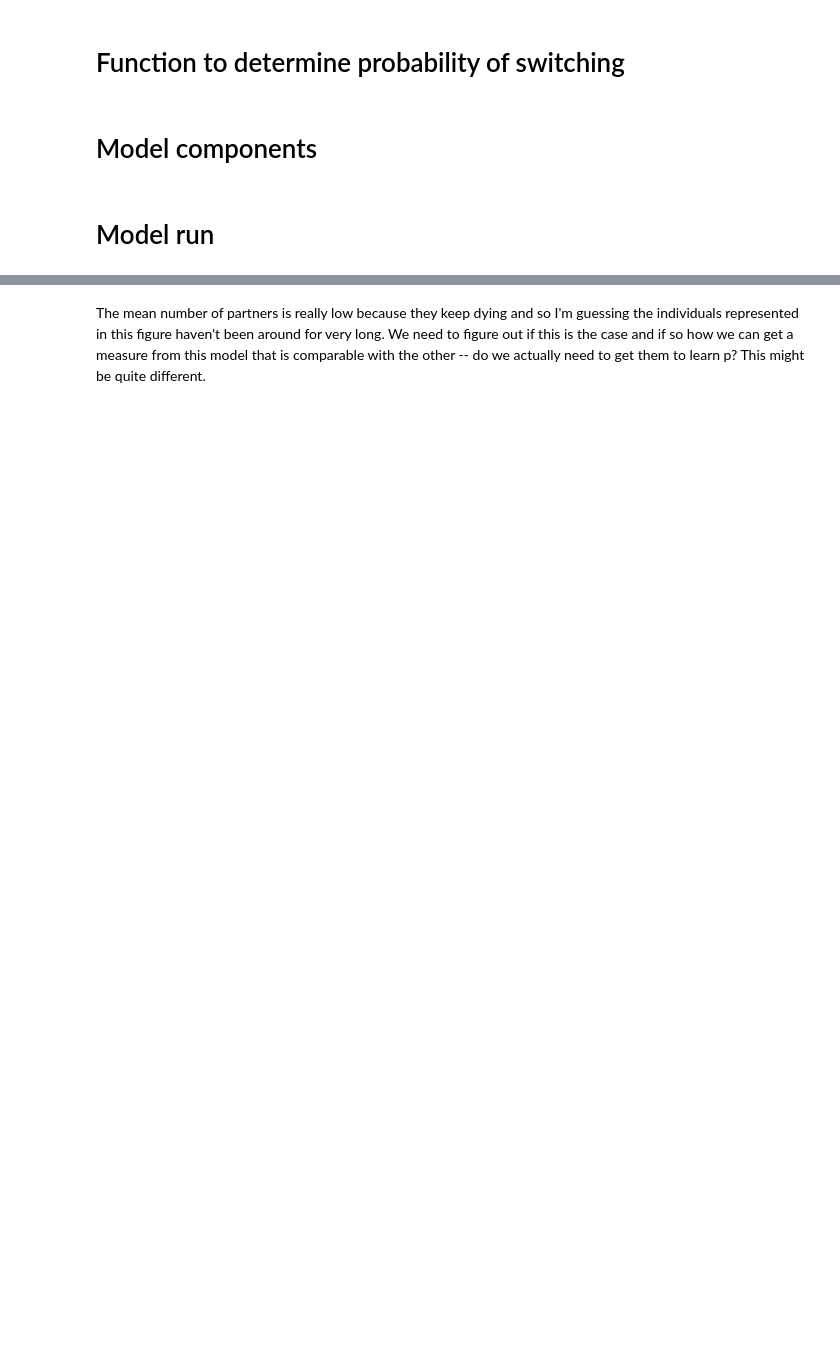
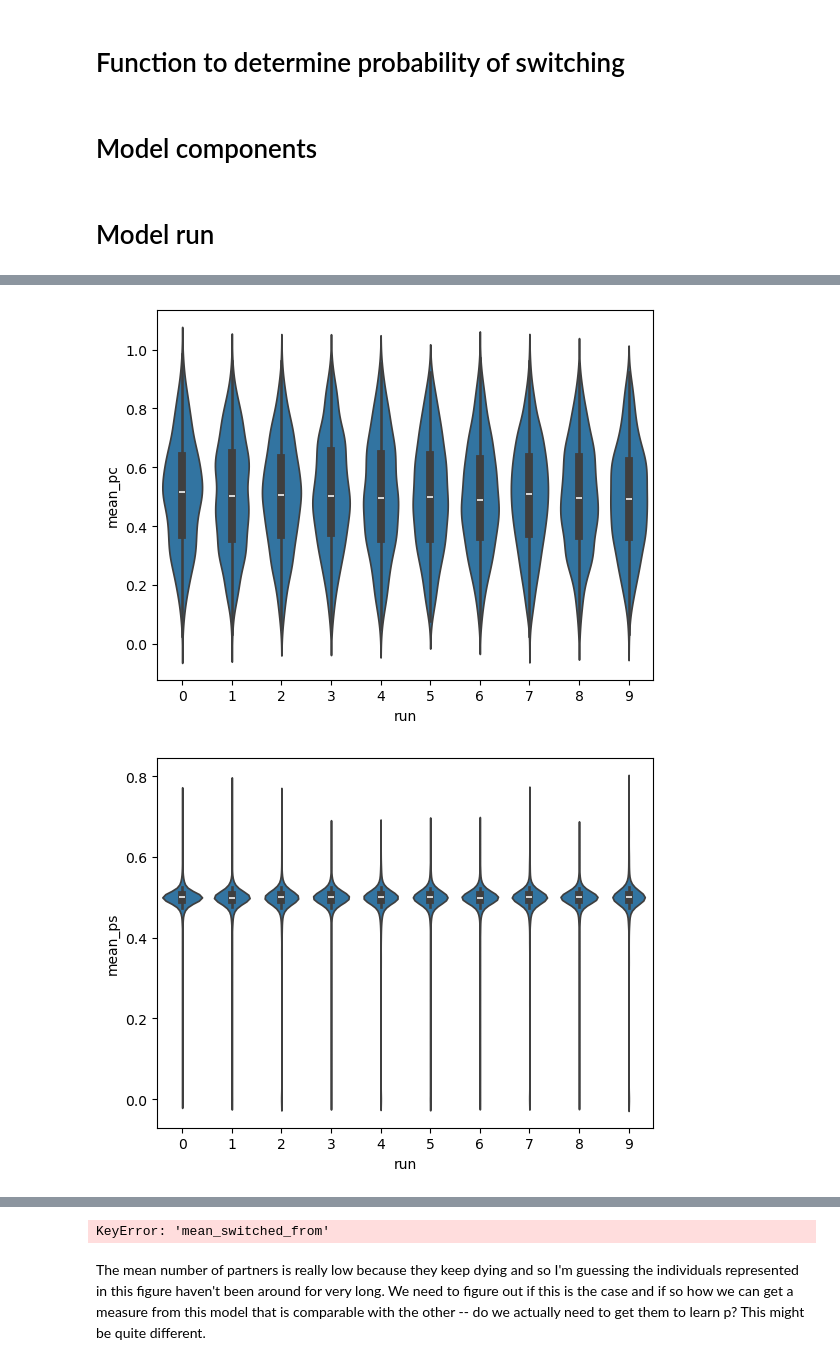
Before and after one commit to beckypadget/partnerswitching_model, a Jupyter notebook: model-evolution.ipynb, the cells around one changed output, grey strips where cells are left out. Cells and saved outputs as stored; diff of their text form; code cells hidden in the pictures; blank space fills up the shorter version.

```diff
--- a/model-evolution.ipynb
+++ b/model-evolution.ipynb
@@ -8,17 +8,17 @@ import statsmodels.api as sm
 # %% [markdown]
 # Function to determine probability of switching
 # %%
-def probability_at_time(pc, n_coop_cur, n_coop_pop, n_trials_cur, n_trials_pop, pop_info): # p is probability of current partner coop; n_total is the number of trials
+def probability_at_time(pc, n_coop_cur, n_coop_pop, n_trials_cur, n_trials_pop, pop_info, T, R, P, S): # p is probability of current partner coop; n_total is the number of trials
     a = 1
     b = 1
 
     pc = pc
     switch_fit_multiplier = 1
 
-    T = 0.8 # D / C
-    R = 0.6 # C / C
-    P = 0.2 # D / D
-    S = 0.4 # C / D
+    # T = 0.8 # D / C
+    # R = 0.6 # C / C
+    # P = 0.2 # D / D
+    # S = 0.4 # C / D
 
     population_a = a + pop_info * n_coop_pop
     population_b = b + pop_info * (n_trials_pop - n_coop_pop)
@@ -255,0 +331,12 @@ plt.show()
+# %%
+sns.violinplot(x = df['run'], y = df['mean_pc'], data = df)
+plt.show()
+sns.violinplot(x = df['run'], y = df['mean_ps'], data = df)
+plt.show()
+sns.scatterplot(x = df['mean_pc'], y = df['mean_ps'], data = df)
+plt.show()
+sns.scatterplot(x = df['pop_info'], y = df['mean_ps'], data = df)
+plt.show()
+# %% [output]
+[figure, added]
+[figure, added]
@@ -256,2 +346,8 @@ plt.show()
+# %%
+p = sns.scatterplot(data=df, x=df['mean_ps'], y=df['mean_switched_from'])
+p.set(xlabel='Probability of switching', ylabel='Number switched from')
+plt.show()
+# %% [output]
+KeyError: 'mean_switched_from'
 # %% [markdown]
 The mean number of partners is really low because they keep dying and so I'm guessing the individuals represented in this figure haven't been around for very long. We need to figure out if this is the case and if so how we can get a measure from this model that is comparable with the other -- do we actually need to get them to learn p? This might be quite different.
```
Also changed, not shown: parts of 10 cells of this notebook, 2 other files.
